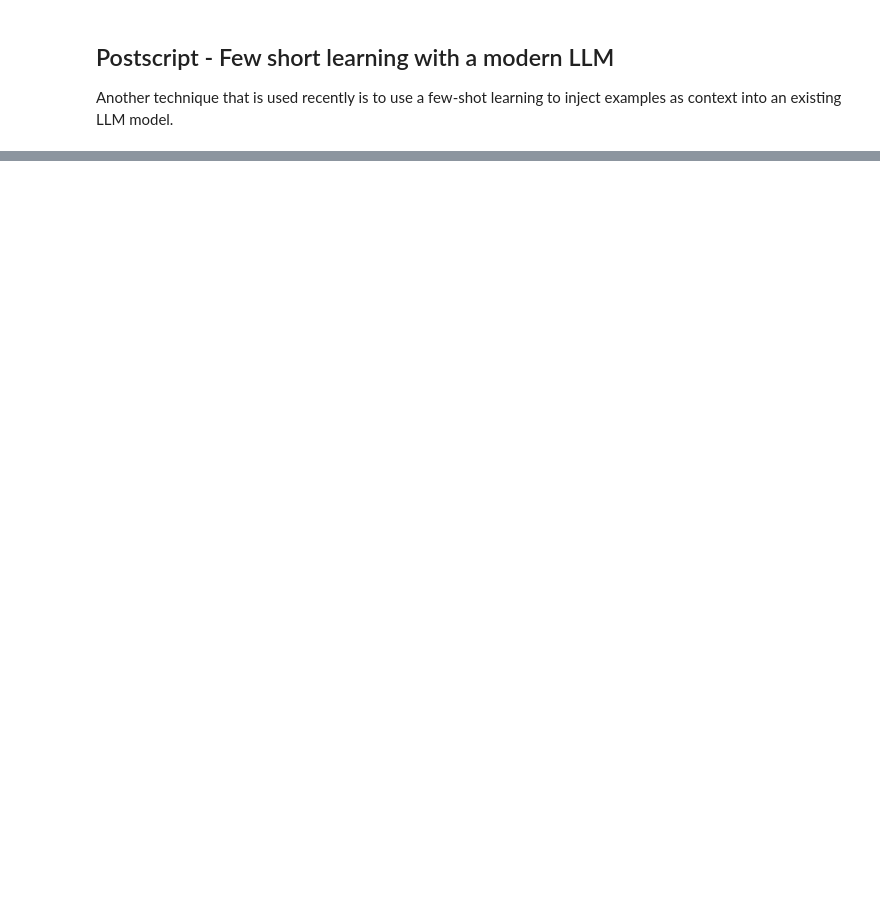
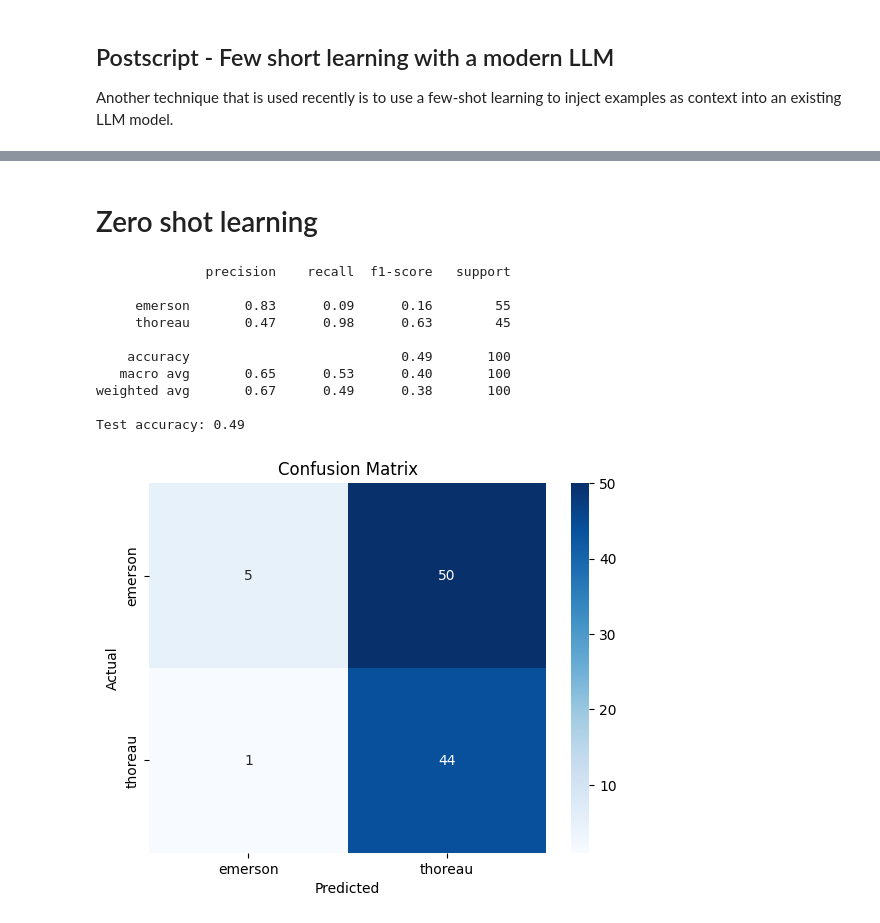
Before and after one commit to ranton256/classifying_concord, a Jupyter notebook: supervised_ML_identify_author.ipynb, the cells around one changed output, grey strips where cells are left out. Saved outputs shown, nothing was run; the diff lists cells and outputs as text; code cells hidden in the pictures; blank space fills up the shorter version.

```diff
--- a/supervised_ML_identify_author.ipynb
+++ b/supervised_ML_identify_author.ipynb
@@ -692,0 +1201,13 @@ for cnt, (idx, sample) in enumerate(samples.iterrows()):
+# %%
+from transformers import BartForSequenceClassification, BartTokenizer
+tokenizer = BartTokenizer.from_pretrained('facebook/bart-large-mnli')
+model = BartForSequenceClassification.from_pretrained('facebook/bart-large-mnli')
+# %%
+def zero_shot_classify(premise, hypothesis, model, tokenizer):
+    """Return probability of hypothesis being true."""
+    input_ids = tokenizer.encode(premise, hypothesis, return_tensors='pt', truncation=True)
+    logits = model(input_ids)[0]
+    entail_contradiction_logits = logits[:,[0,2]]
+    probs = entail_contradiction_logits.softmax(dim=1)
+    true_prob = probs[:,1].item()
+    return true_prob
@@ -692,0 +1253,27 @@ for cnt, (idx, sample) in enumerate(samples.iterrows()):
+# %%
+from tqdm import tqdm
+
+#hypothesis = 'This text was authored by Ralph Waldo Emerson, and this text was not written by Henry David Thoreau.'
+# hypothesis = "This text was written by Thoreau"
+hypothesis = 'This text was written by Emerson.'
+def zc_classify_text(text):
+  prob = zero_shot_classify(
+      text,
+      hypothesis,
+      model, tokenizer)
+  label = "emerson" if prob > 0.5 else "thoreau"
+  return label, prob
+
+
+MAX_SAMPLES = 100 # TODO: remove and/or increase
+
+texts = training_df["text"].tolist()
+y_actual = training_df["label"].tolist()
+
+x_subset = texts[:MAX_SAMPLES]
+y_actual_subset = y_actual[:MAX_SAMPLES]
+
+results = [zc_classify_text(text) for text in tqdm(x_subset)]
+
+# use tqdm to show progress
+y_pred_subset = [r[0] for r in results]
@@ -692,0 +1301,15 @@ for cnt, (idx, sample) in enumerate(samples.iterrows()):
+# %%
+show_metrics(y_actual_subset, y_pred_subset, "Zero shot learning")
+# %% [output]
+# Zero shot learning
+              precision    recall  f1-score   support
+
+     emerson       0.83      0.09      0.16        55
+     thoreau       0.47      0.98      0.63        45
+
+    accuracy                           0.49       100
+   macro avg       0.65      0.53      0.40       100
+weighted avg       0.67      0.49      0.38       100
+
+Test accuracy: 0.49
+[figure, added]
```
Also changed, not shown: parts of 68 cells of this notebook.
